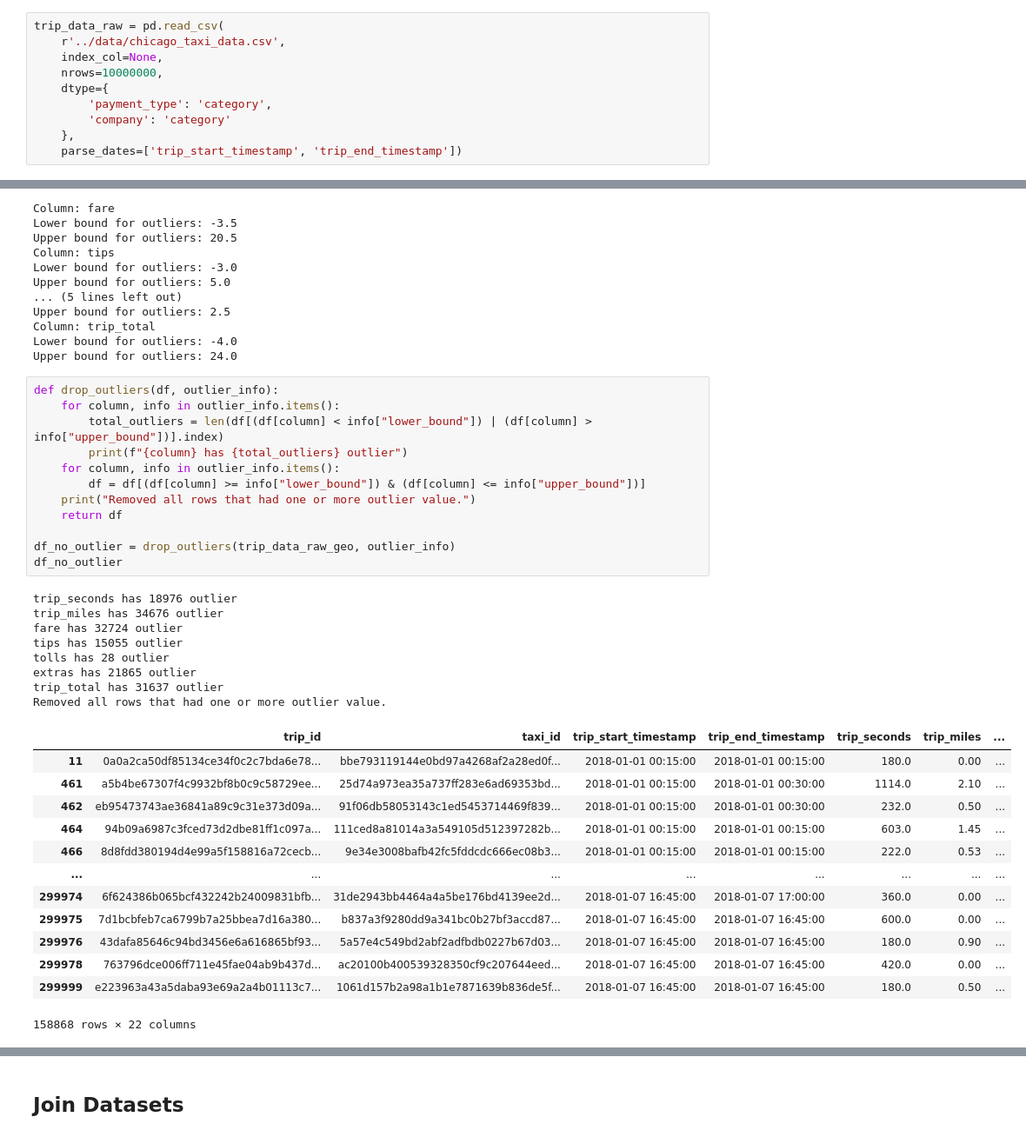
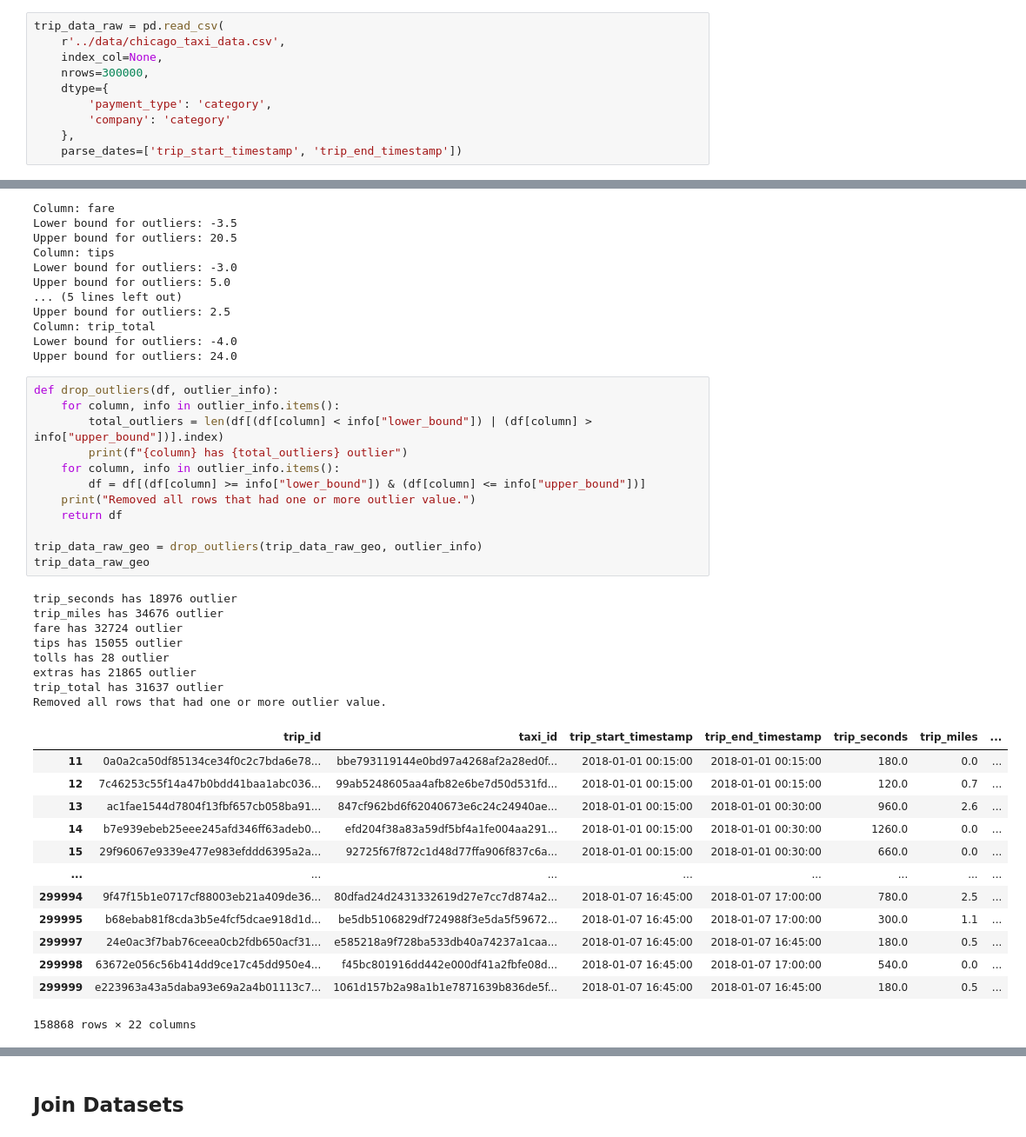
Before and after one commit to ltempfli/AAA-AIbertus-Magnus, a Jupyter notebook: tasks/01_Data_Preparation.ipynb, the cells around one changed output, grey strips where cells are left out. Shown at 87% size. Cells and saved outputs as stored; diff of their text form.

Commit message:
analytics trip data export

```diff
--- a/tasks/01_Data_Preparation.ipynb
+++ b/tasks/01_Data_Preparation.ipynb
@@ -24,7 +25,7 @@ warnings.filterwarnings("ignore", category=FutureWarning)
 trip_data_raw = pd.read_csv(
     r'../data/chicago_taxi_data.csv',
     index_col=None,
-    nrows=10000000,
+    nrows=300000,
     dtype={
         'payment_type': 'category',
         'company': 'category'
@@ -723,36 +703,36 @@ Upper bound for outliers: 24.0
 # %%
 def drop_outliers(df, outlier_info):
     for column, info in outlier_info.items():
         total_outliers = len(df[(df[column] < info["lower_bound"]) | (df[column] > info["upper_bound"])].index)
         print(f"{column} has {total_outliers} outlier")
     for column, info in outlier_info.items():
         df = df[(df[column] >= info["lower_bound"]) & (df[column] <= info["upper_bound"])]
     print("Removed all rows that had one or more outlier value.")
     return df
 
-df_no_outlier = drop_outliers(trip_data_raw_geo, outlier_info)
-df_no_outlier
+trip_data_raw_geo = drop_outliers(trip_data_raw_geo, outlier_info)
+trip_data_raw_geo
 # %% [output]
 trip_seconds has 18976 outlier
 trip_miles has 34676 outlier
 fare has 32724 outlier
 tips has 15055 outlier
 tolls has 28 outlier
 extras has 21865 outlier
 trip_total has 31637 outlier
 Removed all rows that had one or more outlier value.
 |  | trip_id | taxi_id | trip_start_timestamp | trip_end_timestamp | trip_seconds | trip_miles | ... |
-| 11 | 0a0a2ca50df85134ce34f0c2c7bda6e78... | bbe793119144e0bd97a4268af2a28ed0f... | 2018-01-01 00:15:00 | 2018-01-01 00:15:00 | 180.0 | 0.00 | ... |
-| 461 | a5b4be67307f4c9932bf8b0c9c58729ee... | 25d74a973ea35a737ff283e6ad69353bd... | 2018-01-01 00:15:00 | 2018-01-01 00:30:00 | 1114.0 | 2.10 | ... |
-| 462 | eb95473743ae36841a89c9c31e373d09a... | 91f06db58053143c1ed5453714469f839... | 2018-01-01 00:15:00 | 2018-01-01 00:30:00 | 232.0 | 0.50 | ... |
-| 464 | 94b09a6987c3fced73d2dbe81ff1c097a... | 111ced8a81014a3a549105d512397282b... | 2018-01-01 00:15:00 | 2018-01-01 00:15:00 | 603.0 | 1.45 | ... |
-| 466 | 8d8fdd380194d4e99a5f158816a72cecb... | 9e34e3008bafb42fc5fddcdc666ec08b3... | 2018-01-01 00:15:00 | 2018-01-01 00:15:00 | 222.0 | 0.53 | ... |
+| 11 | 0a0a2ca50df85134ce34f0c2c7bda6e78... | bbe793119144e0bd97a4268af2a28ed0f... | 2018-01-01 00:15:00 | 2018-01-01 00:15:00 | 180.0 | 0.0 | ... |
+| 12 | 7c46253c55f14a47b0bdd41baa1abc036... | 99ab5248605aa4afb82e6be7d50d531fd... | 2018-01-01 00:15:00 | 2018-01-01 00:15:00 | 120.0 | 0.7 | ... |
+| 13 | ac1fae1544d7804f13fbf657cb058ba91... | 847cf962bd6f62040673e6c24c24940ae... | 2018-01-01 00:15:00 | 2018-01-01 00:30:00 | 960.0 | 2.6 | ... |
+| 14 | b7e939ebeb25eee245afd346ff63adeb0... | efd204f38a83a59df5bf4a1fe004aa291... | 2018-01-01 00:15:00 | 2018-01-01 00:30:00 | 1260.0 | 0.0 | ... |
+| 15 | 29f96067e9339e477e983efddd6395a2a... | 92725f67f872c1d48d77ffa906f837c6a... | 2018-01-01 00:15:00 | 2018-01-01 00:30:00 | 660.0 | 0.0 | ... |
 | ... | ... | ... | ... | ... | ... | ... | ... |
-| 299974 | 6f624386b065bcf432242b24009831bfb... | 31de2943bb4464a4a5be176bd4139ee2d... | 2018-01-07 16:45:00 | 2018-01-07 17:00:00 | 360.0 | 0.00 | ... |
-| 299975 | 7d1bcbfeb7ca6799b7a25bbea7d16a380... | b837a3f9280dd9a341bc0b27bf3accd87... | 2018-01-07 16:45:00 | 2018-01-07 16:45:00 | 600.0 | 0.00 | ... |
-| 299976 | 43dafa85646c94bd3456e6a616865bf93... | 5a57e4c549bd2abf2adfbdb0227b67d03... | 2018-01-07 16:45:00 | 2018-01-07 16:45:00 | 180.0 | 0.90 | ... |
-| 299978 | 763796dce006ff711e45fae04ab9b437d... | ac20100b400539328350cf9c207644eed... | 2018-01-07 16:45:00 | 2018-01-07 16:45:00 | 420.0 | 0.00 | ... |
-| 299999 | e223963a43a5daba93e69a2a4b01113c7... | 1061d157b2a98a1b1e7871639b836de5f... | 2018-01-07 16:45:00 | 2018-01-07 16:45:00 | 180.0 | 0.50 | ... |
+| 299994 | 9f47f15b1e0717cf88003eb21a409de36... | 80dfad24d2431332619d27e7cc7d874a2... | 2018-01-07 16:45:00 | 2018-01-07 17:00:00 | 780.0 | 2.5 | ... |
+| 299995 | b68ebab81f8cda3b5e4fcf5dcae918d1d... | be5db5106829df724988f3e5da5f59672... | 2018-01-07 16:45:00 | 2018-01-07 17:00:00 | 300.0 | 1.1 | ... |
+| 299997 | 24e0ac3f7bab76ceea0cb2fdb650acf31... | e585218a9f728ba533db40a74237a1caa... | 2018-01-07 16:45:00 | 2018-01-07 16:45:00 | 180.0 | 0.5 | ... |
+| 299998 | 63672e056c56b414dd9ce17c45dd950e4... | f45bc801916dd442e000df41a2fbfe08d... | 2018-01-07 16:45:00 | 2018-01-07 17:00:00 | 540.0 | 0.0 | ... |
+| 299999 | e223963a43a5daba93e69a2a4b01113c7... | 1061d157b2a98a1b1e7871639b836de5f... | 2018-01-07 16:45:00 | 2018-01-07 16:45:00 | 180.0 | 0.5 | ... |
 158868 rows × 22 columns
 # %%
 len(trip_data_raw_geo[(trip_data_raw_geo["tolls"] != 0) & (~np.isnan(trip_data_raw_geo["tolls"]))])
```
Also changed, not shown: parts of 21 cells of this notebook.
